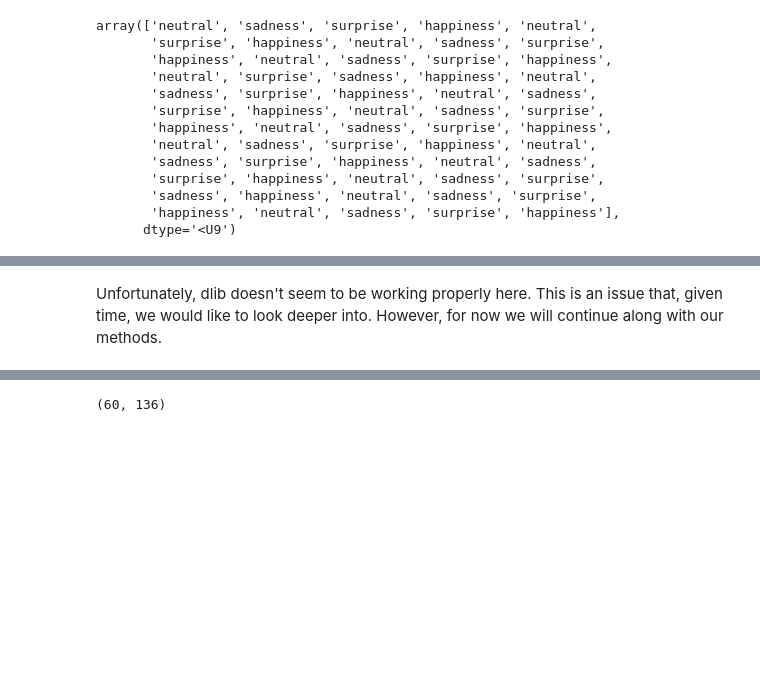
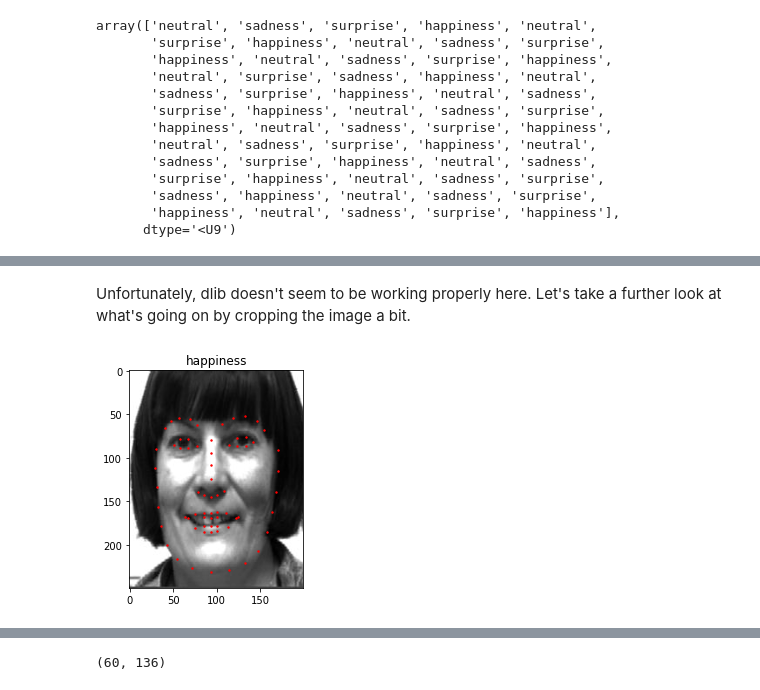
Before and after one commit to dshenker/ML2020FinalProject, a Jupyter notebook: ApplyingToYaleData.ipynb, the cells around one changed output, grey strips where cells are left out. Saved outputs shown, nothing was run; the diff lists cells and outputs as text; code cells hidden in the pictures; blank space fills up the shorter version.

```diff
--- a/ApplyingToYaleData.ipynb
+++ b/ApplyingToYaleData.ipynb
@@ -97,3 +113,15 @@ for p in landmarks.parts():
 [figure]
-# %% [markdown]
-Unfortunately, dlib doesn't seem to be working properly here. This is an issue that, given time, we would like to look deeper into. However, for now we will continue along with our methods.
+# %% [markdown]
+Unfortunately, dlib doesn't seem to be working properly here. Let's take a further look at what's going on by cropping the image a bit.
+# %%
+img = images[30][100:,100:300]
+
+rect = dlib.rectangle(0,0,img.shape[1],img.shape[0])
+landmarks = landmark_detector(img,rect)
+plt.figure()
+plt.title(labels[30])
+plt.imshow(img,cmap='gray', vmin=0, vmax=255)
+for p in landmarks.parts():
+  plt.scatter(p.x,p.y,s=2,c='r')
+# %% [output]
+[figure, added]
```
Also changed, not shown: parts of 24 cells of this notebook.
